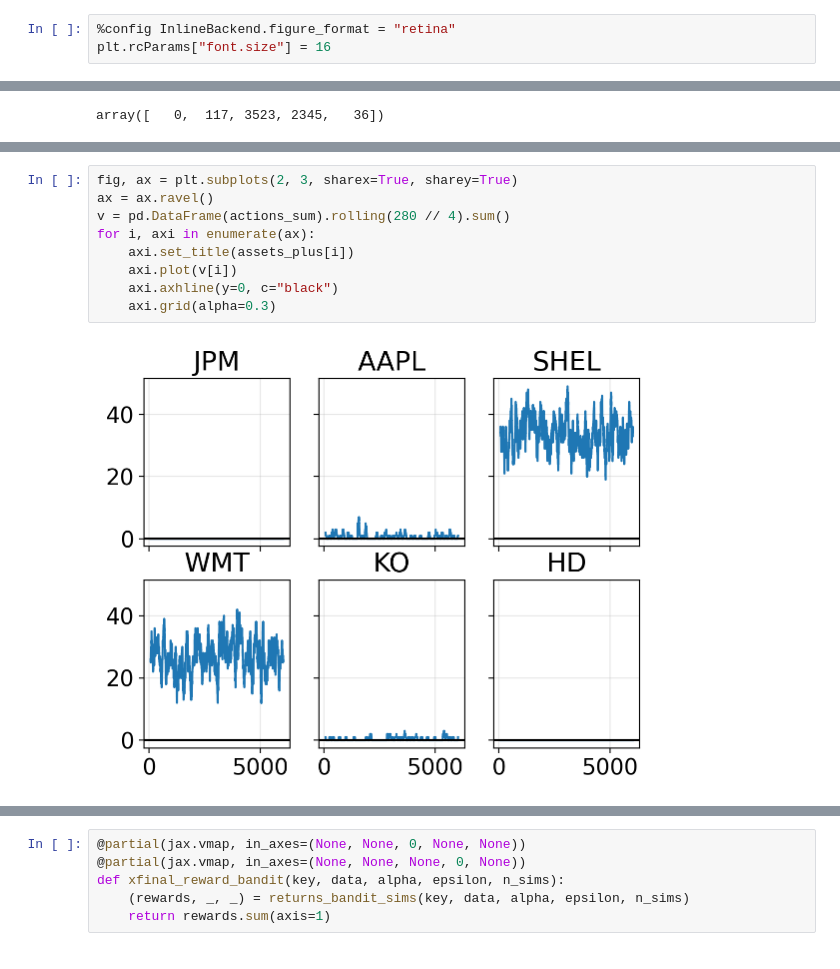
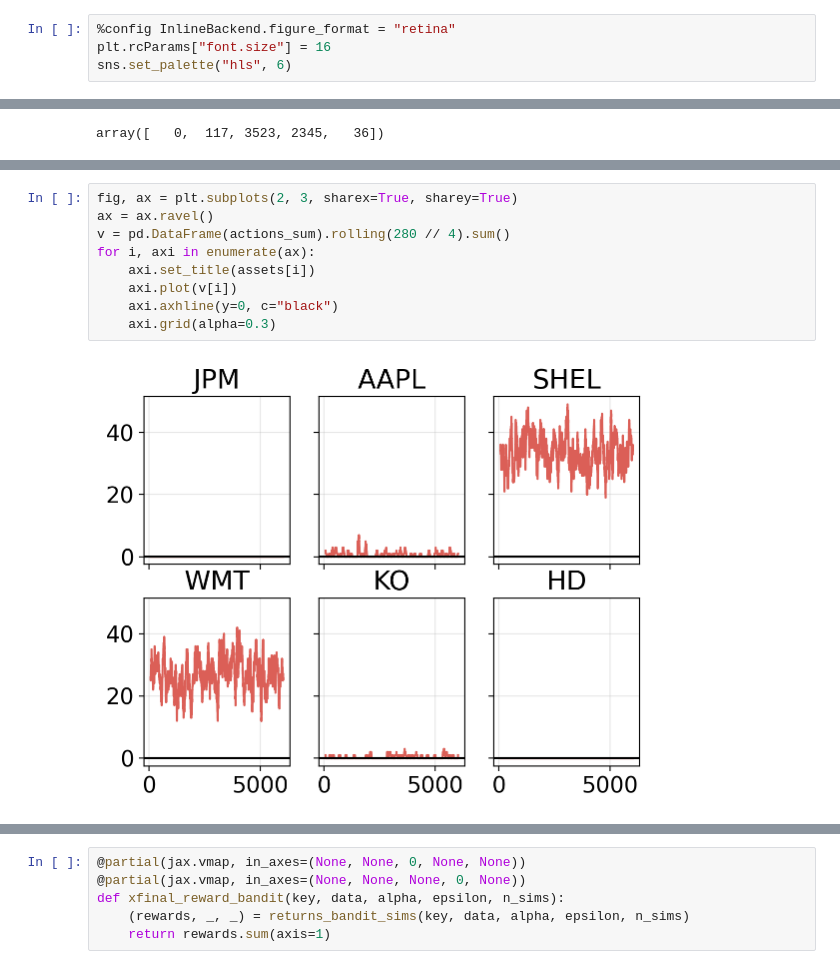
Before and after one commit to sapienzaio/online-ml-finance, a Jupyter notebook: 06-reinforcement-learning/epsilon-greedy-strategy.ipynb, the cells around one changed output, grey strips where cells are left out. Drawn from its saved outputs; the diff is of its cells as text.

```diff
--- a/06-reinforcement-learning/epsilon-greedy-strategy.ipynb
+++ b/06-reinforcement-learning/epsilon-greedy-strategy.ipynb
@@ -15,6 +15,7 @@ from datetime import datetime
 # %%
 %config InlineBackend.figure_format = "retina"
 plt.rcParams["font.size"] = 16
+sns.set_palette("hls", 6)
 # %%
 theta_values = -2, -1, 0, 3, 7,
 # %% [markdown]
@@ -312,14 +324,14 @@ plt.grid(alpha=0.3)
 # %%
 fig, ax = plt.subplots(2, 3, sharex=True, sharey=True)
 ax = ax.ravel()
 v = pd.DataFrame(actions_sum).rolling(280 // 4).sum()
 for i, axi in enumerate(ax):
-    axi.set_title(assets_plus[i])
+    axi.set_title(assets[i])
     axi.plot(v[i])
     axi.axhline(y=0, c="black")
     axi.grid(alpha=0.3)
 # %% [output]
-[figure, old version]
+[figure, new version]
 # %%
 returns_cumsum = sims.cumsum(axis=1)
 midval = jnp.percentile(returns_cumsum, q=50, axis=0)
```
Also changed, not shown: parts of 18 cells of this notebook.
